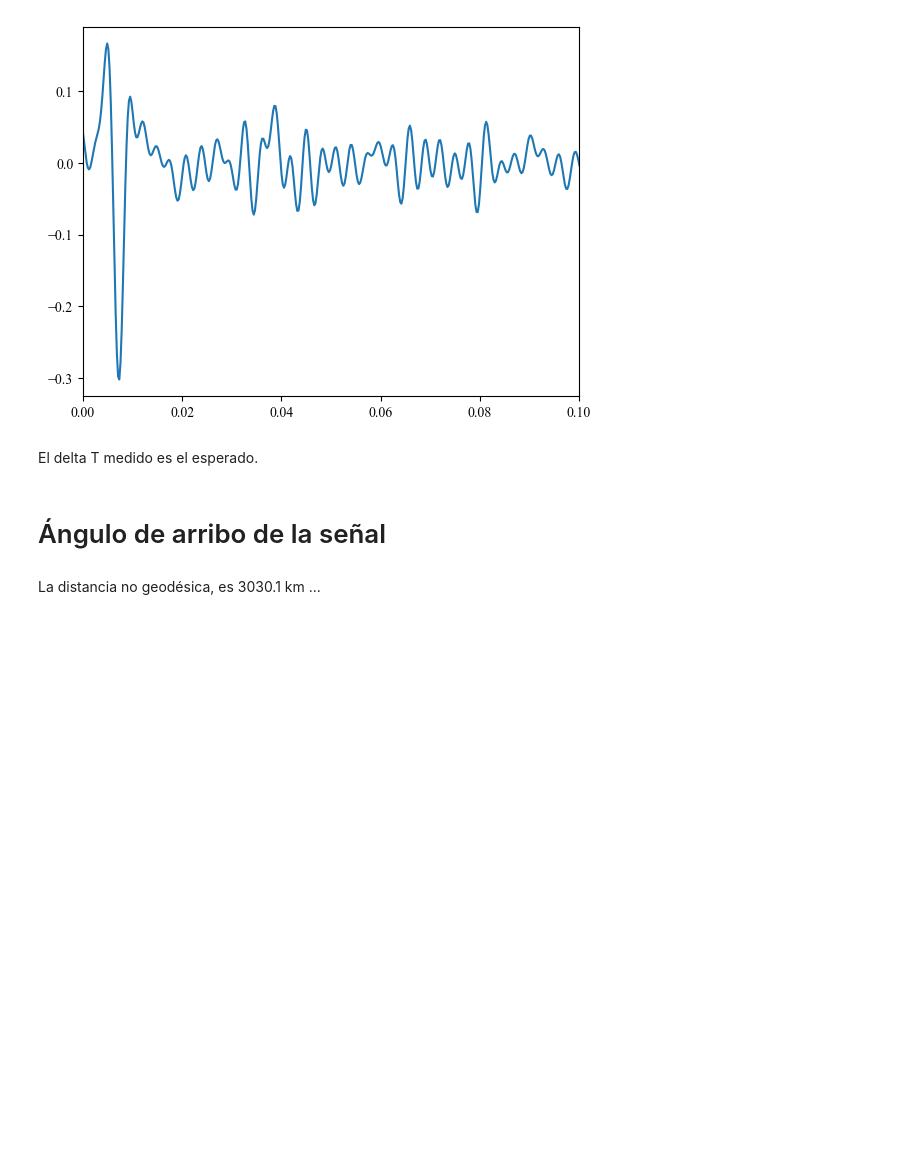
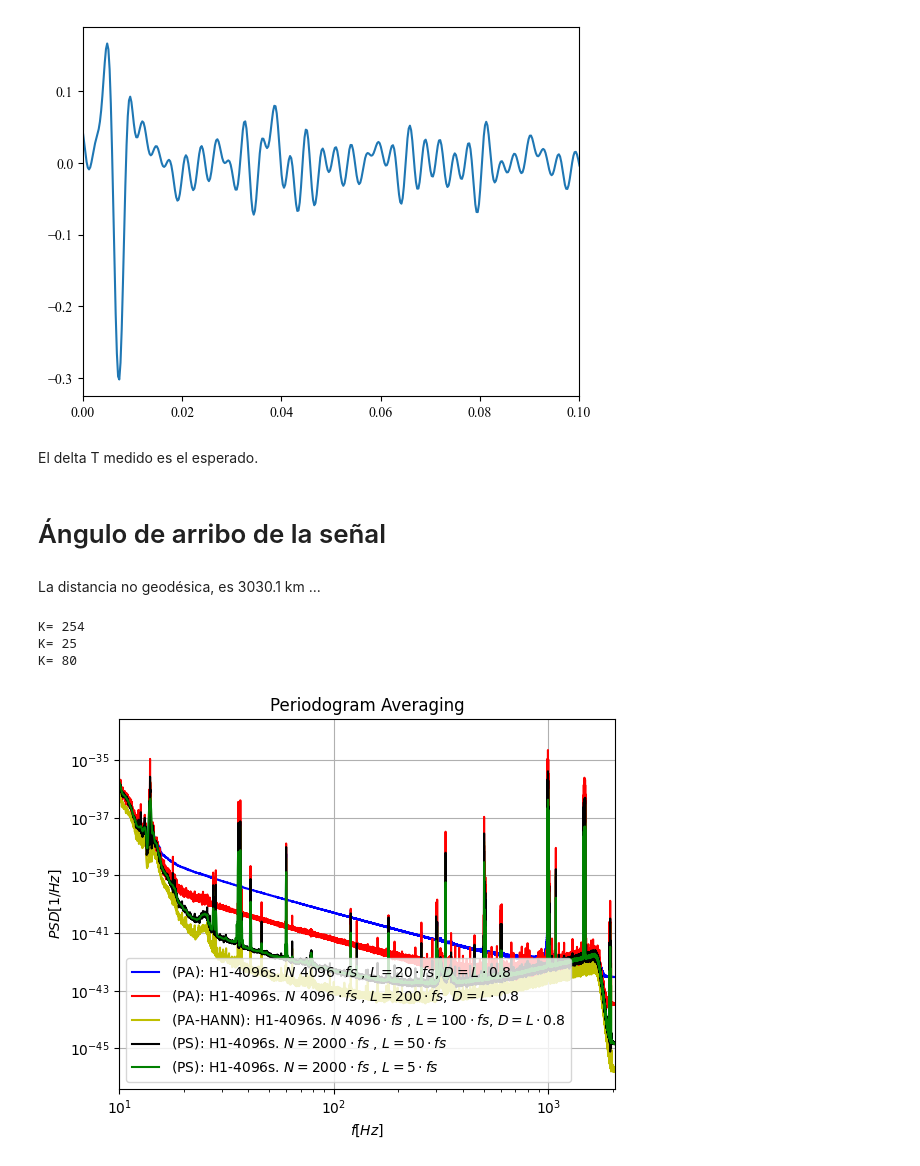
Before and after one commit to bautistasch/PASA, a Jupyter notebook: TP1-G1.ipynb, the cells around one changed output. Drawn from its saved outputs; the diff is of its cells as text; code cells hidden in the pictures; blank space fills up the shorter version.

```diff
--- a/TP1-G1.ipynb
+++ b/TP1-G1.ipynb
@@ -986,3 +1002,62 @@ El delta T medido es el esperado.
 # Ángulo de arribo de la señal
 # %% [markdown]
 La distancia no geodésica, es 3030.1 km ...
+# %%
+plt.figure()
+
+L_seg = 20
+L = int(L_seg * fs)
+D = int(L*0.8)
+x =  np.hstack((data['H1_4096'].dset[int(0):int(2040*fs)], data['H1_4096'].dset[int(2060*fs):int(4096*fs)]))
+Rxx, w, num = periodogram_averaging(x, L, D, N_FFT = np.max([50000, L]))
+print('K=', num)
+f = w * fs / (2*np.pi)
+plt.plot(f, Rxx, color = 'b', label = '(PA): H1-4096s. $N ~ 4096\cdot fs$ , $L = 20\cdot fs$, $D=L\cdot 0.8$')
+
+L_seg = 200
+L = int(L_seg * fs)
+D = int(L*0.8)
+x =  np.hstack((data['H1_4096'].dset[int(0):int(2040*fs)], data['H1_4096'].dset[int(2060*fs):int(4096*fs)]))
+Rxx, w, num = periodogram_averaging(x, L, D, N_FFT = np.max([50000, L]))
+print('K=', num)
+f = w * fs / (2*np.pi)
+plt.plot(f, Rxx, color = 'r', label = '(PA): H1-4096s. $N ~ 4096\cdot fs$ , $L = 200\cdot fs$, $D=L\cdot 0.8$')
+
+L_seg = 100
+L = int(L_seg * fs)
+D = int(L*0.5)
+x =  np.hstack((data['H1_4096'].dset[int(0):int(2040*fs)], data['H1_4096'].dset[int(2060*fs):int(4096*fs)]))
+Rxx, w, num = periodogram_averaging(x, L, D, N_FFT = np.max([50000, L]), window = 'hann')
+print('K=', num)
+f = w * fs / (2*np.pi)
+plt.plot(f, Rxx, color = 'y', label = '(PA-HANN): H1-4096s. $N ~ 4096\cdot fs$ , $L = 100\cdot fs$, $D=L\cdot 0.8$')
+
+L_seg = 50
+L = int(L_seg * fs)
+x = data['H1_4096'].dset[int(0):int(2000*fs)]
+Rxx, w = periodogram_smoothing(x, L, N_FFT = np.max([50000, 2*(L)+ 1]), window = 'parzen')
+f = w * fs / (2*np.pi)
+plt.plot(f, Rxx, color = 'k', label = '(PS): H1-4096s. $N = 2000\cdot fs$ , $L = 50\cdot fs$')
+
+L_seg = 5
+L = int(L_seg * fs)
+x = data['H1_4096'].dset[int(0):int(2000*fs)]
+Rxx, w = periodogram_smoothing(x, L, N_FFT = np.max([50000, 2*(L)+ 1]), window = 'parzen')
+f = w * fs / (2*np.pi)
+plt.plot(f, Rxx, color = 'g', label = '(PS): H1-4096s. $N = 2000\cdot fs$ , $L = 5\cdot fs$')
+
+plt.title('Periodogram Averaging')
+plt.xscale('log')
+plt.yscale('log')
+plt.xlabel('$f[Hz]$')
+plt.ylabel('$PSD[1/Hz]$')
+plt.legend(loc = 'lower left')
+plt.xlim(10, fs/2)
+#plt.ylim(10**(-48), 10**(-34))
+plt.grid(True)
+plt.show()
+# %% [output]
+K= 254
+K= 25
+K= 80
+[figure, added]
```
Also changed, not shown: parts of 12 cells of this notebook.
